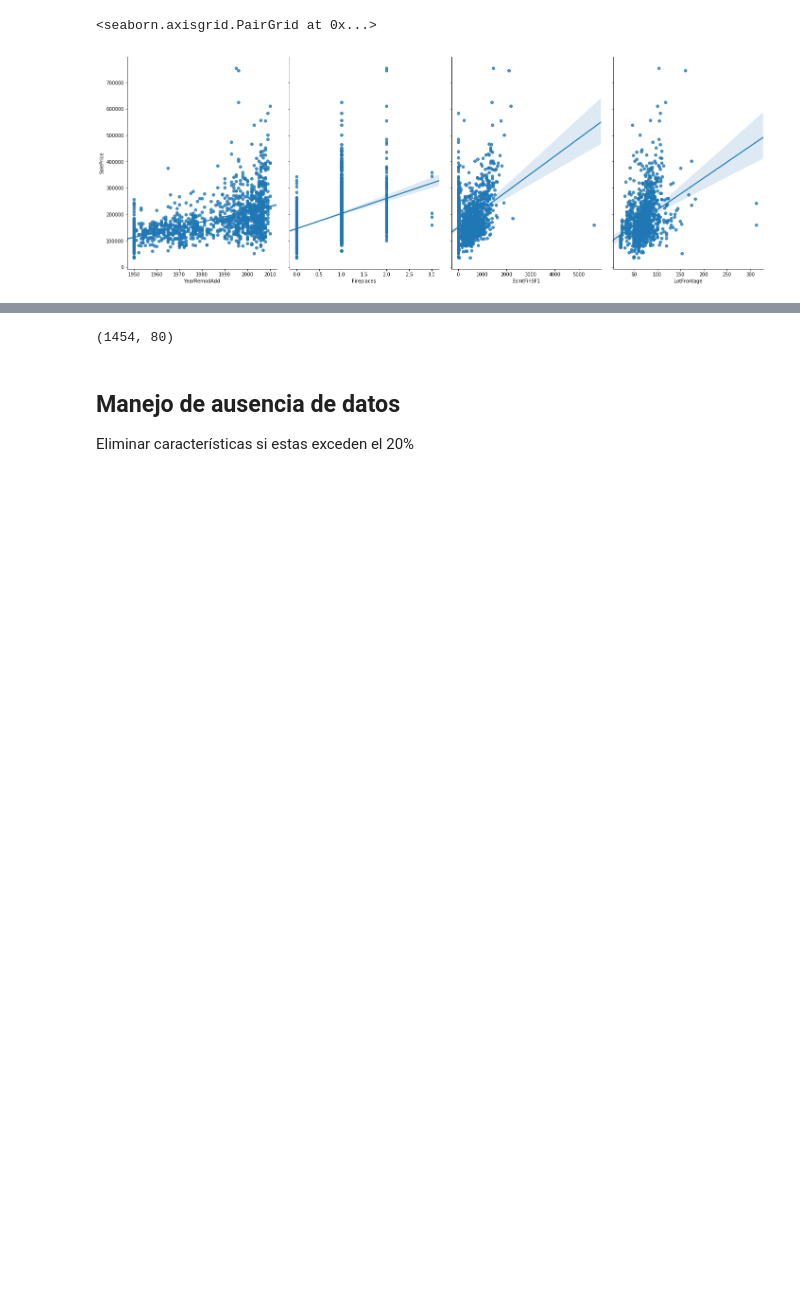
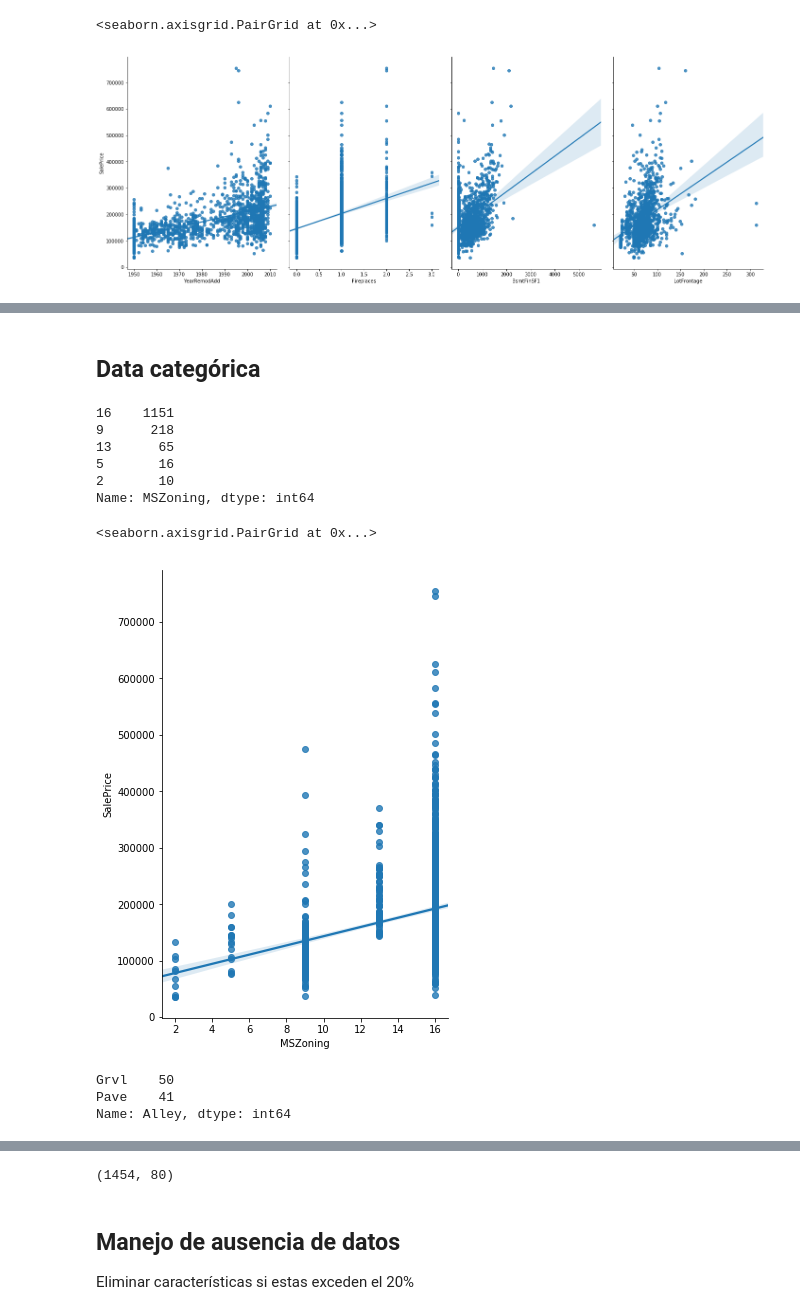
Before and after one commit to erickTornero/Intelligent-Systems, a Jupyter notebook: w1/Trabajo Nº1.ipynb, the cells around one changed output, grey strips where cells are left out. Saved outputs shown, nothing was run; the diff lists cells and outputs as text; code cells hidden in the pictures; blank space fills up the shorter version.

```diff
--- a/w1/Trabajo Nº1.ipynb
+++ b/w1/Trabajo Nº1.ipynb
@@ -164,0 +166,30 @@ sns.pairplot(data, x_vars=['WoodDeckSF','OpenPorchSF','HalfBath','LotArea'], y_v
+# %% [markdown]
+## Data categórica
+# %%
+replace_map = {'MSZoning':{'A': 1, 'C (all)': 2 , 'RH': 5,  'RM': 9,'FV': 13,  'RL': 16}}
+data.replace(replace_map, inplace = True)
+data['MSZoning'].value_counts()
+# %% [output]
+16    1151
+9      218
+13      65
+5       16
+2       10
+Name: MSZoning, dtype: int64
+# %%
+# conventional way to import seaborn
+import seaborn as sns
+
+# allow plots to appear within the notebook
+%matplotlib inline
+sns.pairplot(data, x_vars=['MSZoning'], y_vars='SalePrice', size=7, aspect=0.7, kind='reg')
+# %% [output]
+<seaborn.axisgrid.PairGrid at 0x...>
+[figure, added]
+# %%
+# Encode Alley_
+data['Alley'].value_counts()
+# %% [output]
+Grvl    50
+Pave    41
+Name: Alley, dtype: int64
```
Also changed, not shown: parts of 51 cells of this notebook, 3 other files.
